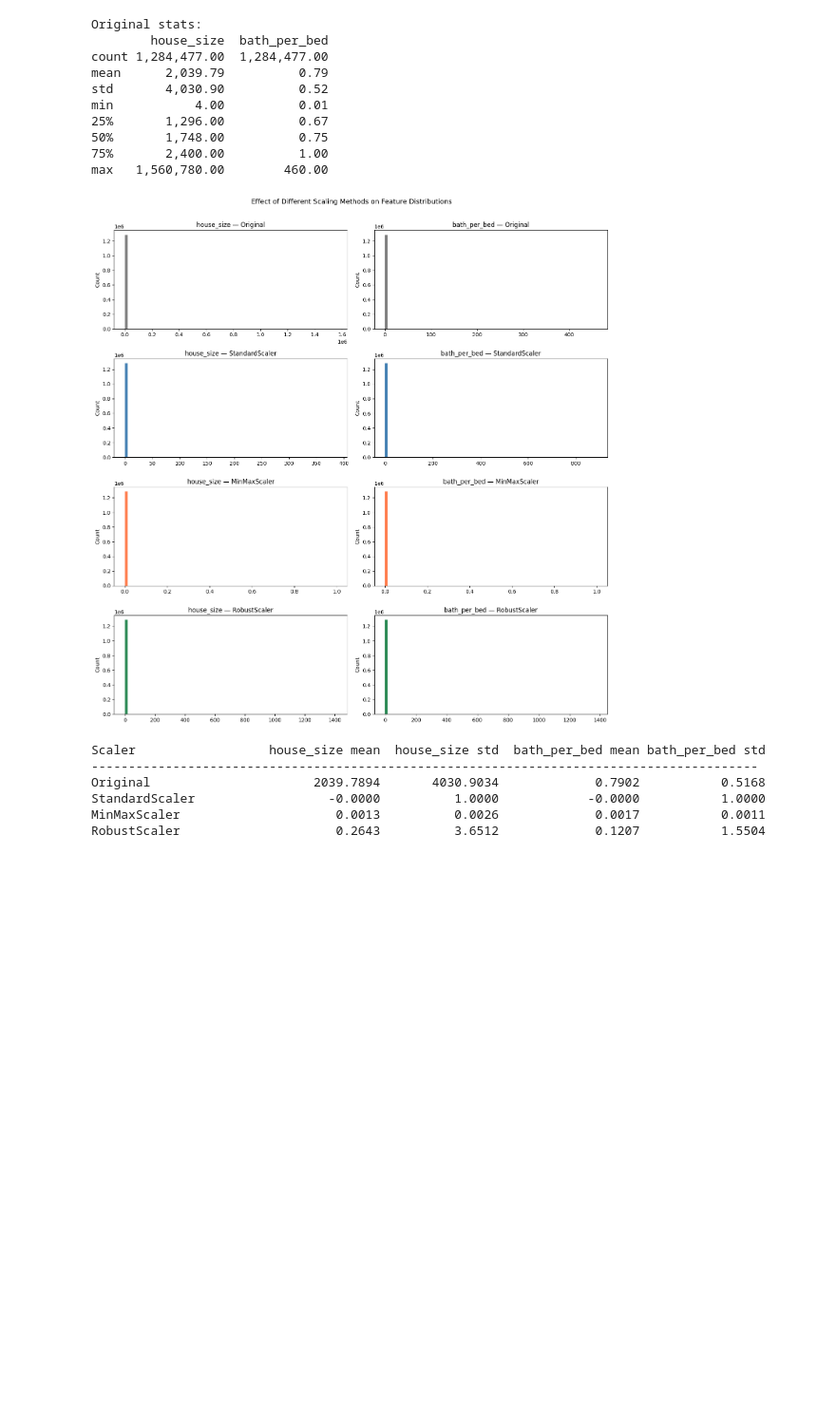
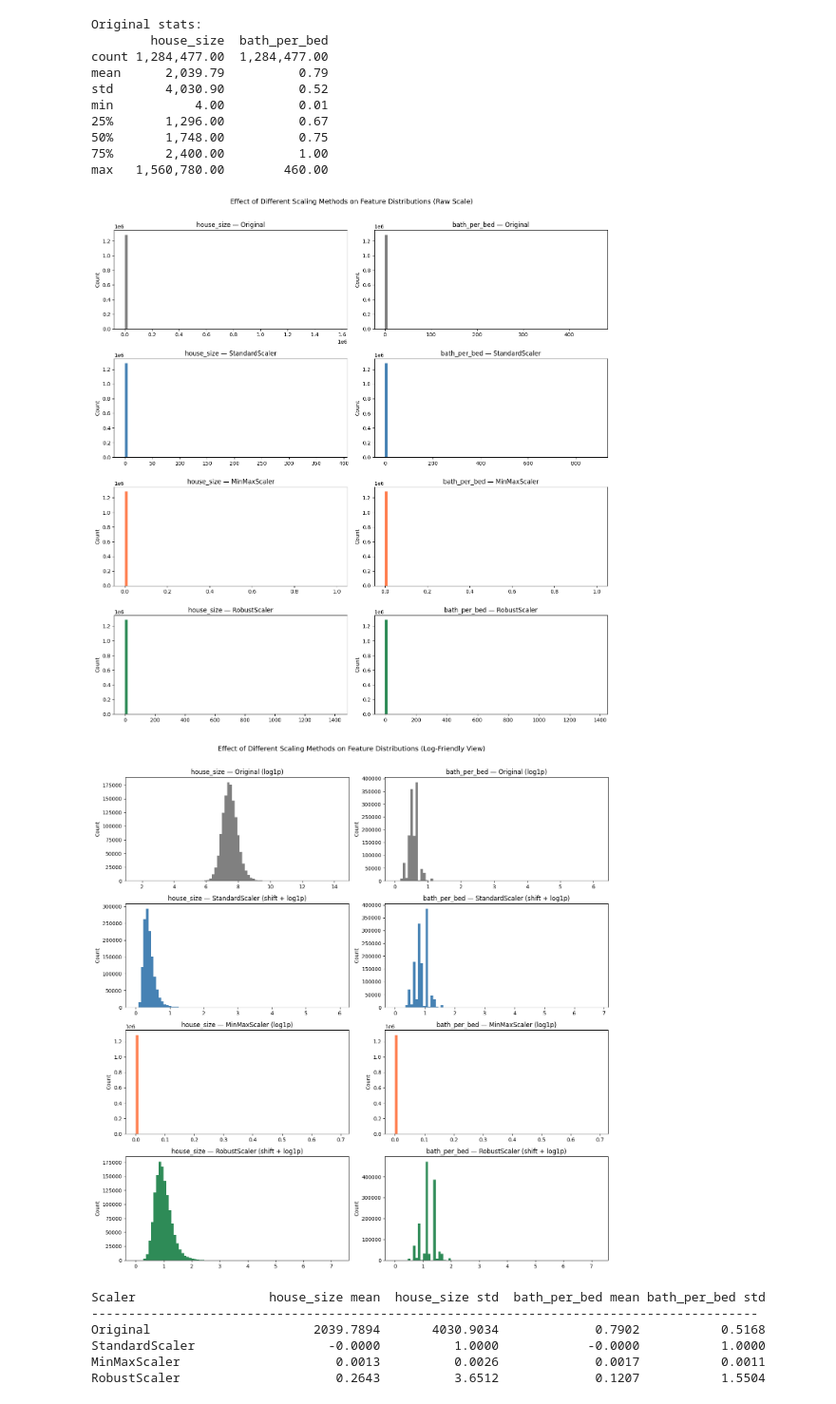
Before and after one commit to sudhamanc/USA-Real-Estate-ML-Data-Preprocessing-Modeling, a Jupyter notebook: DSCI 631-assignment1.ipynb, the cells around one changed output. Shown at 95% size. Drawn from its saved outputs; the diff is of its cells as text; code cells hidden in the pictures; blank space fills up the shorter version.

Commit message:
Add log-friendly scaling plots and max-price record check

```diff
--- a/DSCI 631-assignment1.ipynb
+++ b/DSCI 631-assignment1.ipynb
@@ -684,36 +684,66 @@ min           4.00          0.01
 max   1,560,780.00        460.00
 # %%
 # compare distributions before and after each scaling method
-# doing this for house_size first, then bath_per_bed
-
+# figure 1: raw scale (can be dominated by extreme outliers)
 fig, axes = plt.subplots(4, 2, figsize=(14, 14))
 
 for col_idx, col in enumerate([col1, col2]):
     # row 0: original
     axes[0][col_idx].hist(sample[col], bins=80, color='gray', edgecolor='none')
     axes[0][col_idx].set_title(f'{col} — Original')
     axes[0][col_idx].set_ylabel('Count')
 
     # row 1: StandardScaler — zero mean, unit variance
     axes[1][col_idx].hist(df_std[col], bins=80, color='steelblue', edgecolor='none')
     axes[1][col_idx].set_title(f'{col} — StandardScaler')
     axes[1][col_idx].set_ylabel('Count')
 
     # row 2: MinMaxScaler — squashes everything into [0, 1]
     axes[2][col_idx].hist(df_minmax[col], bins=80, color='coral', edgecolor='none')
     axes[2][col_idx].set_title(f'{col} — MinMaxScaler')
     axes[2][col_idx].set_ylabel('Count')
 
     # row 3: RobustScaler — uses median and IQR, less affected by outliers
     axes[3][col_idx].hist(df_robust[col], bins=80, color='seagreen', edgecolor='none')
     axes[3][col_idx].set_title(f'{col} — RobustScaler')
     axes[3][col_idx].set_ylabel('Count')
 
-plt.suptitle('Effect of Different Scaling Methods on Feature Distributions', fontsize=13, y=1.01)
+plt.suptitle('Effect of Different Scaling Methods on Feature Distributions (Raw Scale)', fontsize=13, y=1.01)
 plt.tight_layout()
 plt.show()
+
+# figure 2: log-friendly view to make skewed distributions readable
+# log1p handles zeros safely; clip at 0 to avoid invalid log for any accidental negatives
+fig, axes = plt.subplots(4, 2, figsize=(14, 14))
+
+for col_idx, col in enumerate([col1, col2]):
+    original_log = np.log1p(sample[col].clip(lower=0))
+    std_log = np.log1p(df_std[col] - df_std[col].min())
+    minmax_log = np.log1p(df_minmax[col])
+    robust_log = np.log1p(df_robust[col] - df_robust[col].min())
+
+    axes[0][col_idx].hist(original_log, bins=80, color='gray', edgecolor='none')
+    axes[0][col_idx].set_title(f'{col} — Original (log1p)')
+    axes[0][col_idx].set_ylabel('Count')
+
+    axes[1][col_idx].hist(std_log, bins=80, color='steelblue', edgecolor='none')
+    axes[1][col_idx].set_title(f'{col} — StandardScaler (shift + log1p)')
+    axes[1][col_idx].set_ylabel('Count')
+
+    axes[2][col_idx].hist(minmax_log, bins=80, color='coral', edgecolor='none')
+    axes[2][col_idx].set_title(f'{col} — MinMaxScaler (log1p)')
+    axes[2][col_idx].set_ylabel('Count')
+
+    axes[3][col_idx].hist(robust_log, bins=80, color='seagreen', edgecolor='none')
+    axes[3][col_idx].set_title(f'{col} — RobustScaler (shift + log1p)')
+    axes[3][col_idx].set_ylabel('Count')
+
+plt.suptitle('Effect of Different Scaling Methods on Feature Distributions (Log-Friendly View)', fontsize=13, y=1.01)
+plt.tight_layout()
+plt.show()
 # %% [output]
-[figure, old version]
+[figure, new version]
+[figure, added]
 # %%
 # side by side stats summary for each scaler
 print(f"{'Scaler':<20} {'house_size mean':>18} {'house_size std':>15} {'bath_per_bed mean':>18} {'bath_per_bed std':>16}")
```
Also changed, not shown: parts of 5 cells of this notebook.
